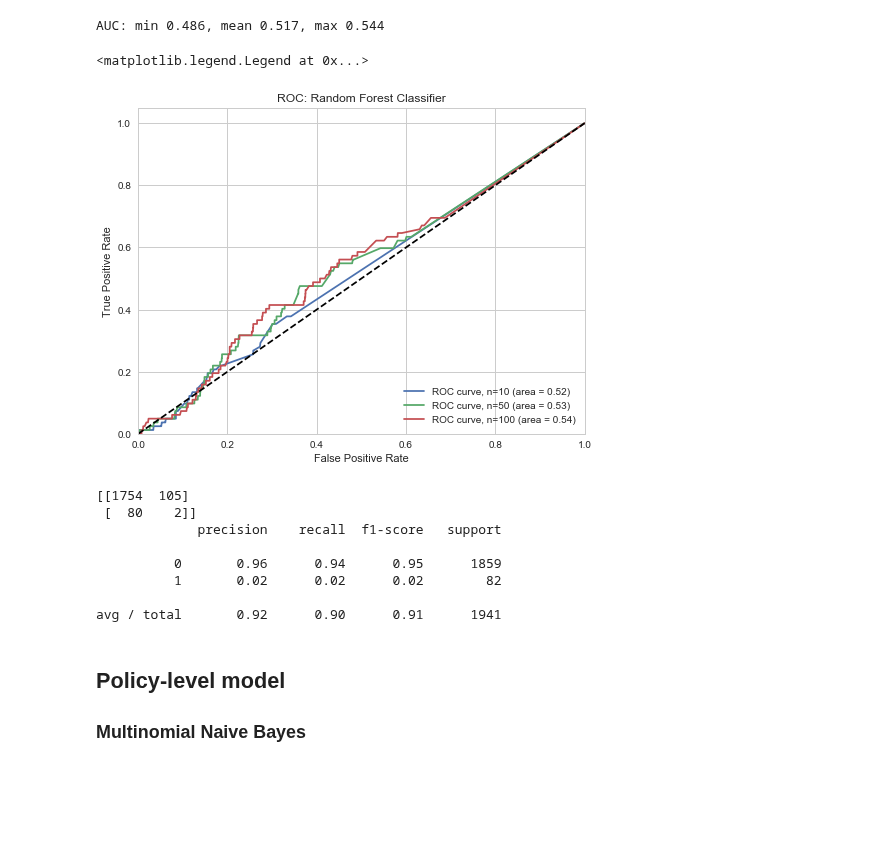
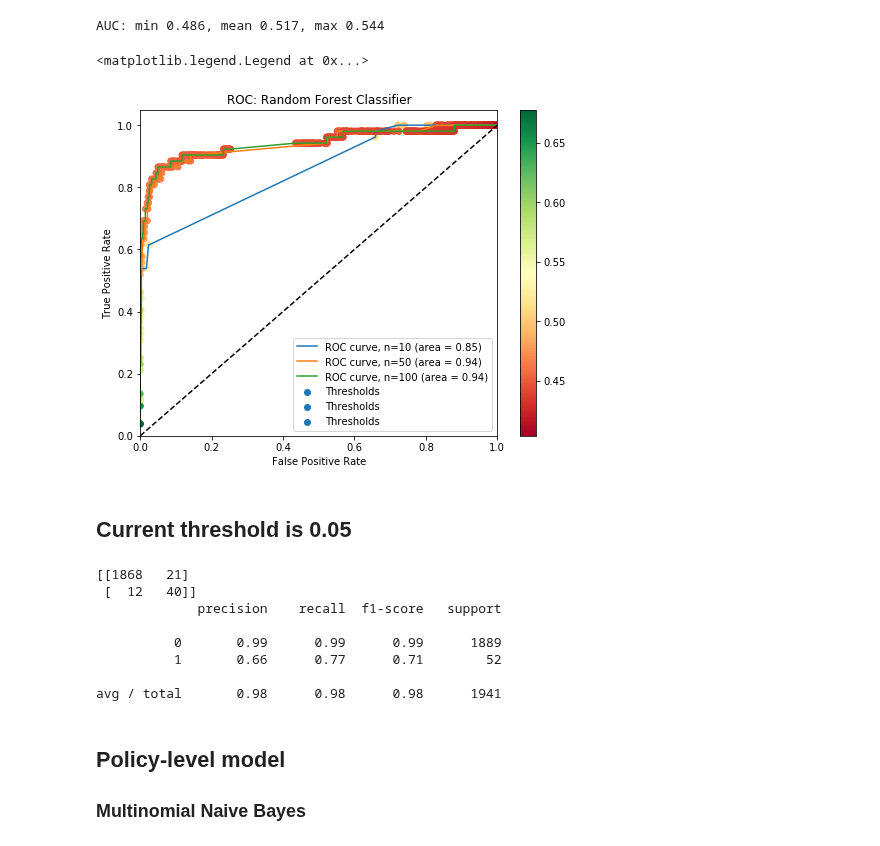
Before and after one commit to pmayostendorp/beforeiaccept, a Jupyter notebook: scripts/User Access Edit Deletion Model Development.ipynb, the cells around one changed output. Drawn from its saved outputs; the diff is of its cells as text; code cells hidden in the pictures; blank space fills up the shorter version.

Commit message:
New user access model with random forest, tuned to new thresholds.

```diff
--- a/scripts/User Access Edit Deletion Model Development.ipynb
+++ b/scripts/User Access Edit Deletion Model Development.ipynb
@@ -228,12 +228,14 @@ plt.legend(loc="lower right")
 # %%
-best = 0.25
+best = 0.01
 user_access_NB_final = Pipeline([
     ('bow',CountVectorizer(ngram_range=(2,2))),
     ('tfidf',TfidfTransformer()),
-    ('classifier',MultinomialNB(class_prior=[1-best,best]))
+    ('classifier',MultinomialNB())
 ])
 user_access_NB_final.fit(segments_train,targets_train)
-preds = user_access_NB_final.predict(segments_test)
+preds = user_access_NB_final.predict_proba(segments_test)[:,1]
+preds[preds >= best] = 1
+preds[preds < best] = 0
 # %%
 #Quick diagnostics
 print(confusion_matrix(targets_test,preds))
@@ -262,10 +264,10 @@ with open('../pickles/user_access_NB_segments.pkl','wb') as file:
 from sklearn.ensemble import RandomForestClassifier
 # %%
 #New pipeline
-data_encryption_RF_segment = Pipeline([
+user_access_RF_segment = Pipeline([
     ('bow',CountVectorizer(ngram_range=(2,2))),
     ('tfidf',TfidfTransformer()),
-    ('classifier',RandomForestClassifier(class_weight='balanced'))
+    ('classifier',RandomForestClassifier(class_weight='balanced',max_depth=5))
 ])
 # %%
 #Do a k-fold cross validation and get AUC for ROC curve for each
@@ -281,6 +283,7 @@ AUC: min 0.486, mean 0.517, max 0.544
 n_estimators = [10,50,100]
 fpr = {}
 tpr = {}
+thresholds = {}
 roc_auc = {}
 
 for n in n_estimators:
@@ -290,28 +293,31 @@ for n in n_estimators:
 #         ('classifier',RandomForestClassifier(class_weight='balanced',n_estimators=n))
 #     ])
     params = {'classifier__n_estimators': n}
-    data_encryption_RF_segment.set_params(**params)
-    data_encryption_RF_segment.fit(segments_train, targets_train)
-    targets_prob = data_encryption_RF_segment.predict_proba(segments_test)
+    user_access_RF_segment.set_params(**params)
+    user_access_RF_segment.fit(segments_train, targets_train)
+    targets_prob = user_access_RF_segment.predict_proba(segments_test)
     #preds = data_encryption_RF_segment.predict(segments_test)
-    fpr[n], tpr[n], __ = roc_curve(targets_test, targets_prob[:,1])
+    fpr[n], tpr[n], thresholds[n] = roc_curve(targets_test, targets_prob[:,1])
     roc_auc[n] = auc(fpr[n],tpr[n])
 # %%
 #Plotting out the ROC curve
 import matplotlib.pyplot as plt
 %matplotlib inline
 
 plt.figure(figsize=(8,6))
 for n in n_estimators:
     plt.plot(fpr[n], tpr[n], label='ROC curve, n=%s (area = %0.2f)' % (n,roc_auc[n]))
-
+    plt.scatter(fpr[n],tpr[n],c=thresholds[n], cmap='RdYlGn', label='Thresholds')
+plt.colorbar()
 plt.plot([0, 1], [0, 1], color='black', linestyle='--')
 plt.xlim([0.0, 1.0])
 plt.ylim([0.0, 1.05])
 plt.xlabel('False Positive Rate')
 plt.ylabel('True Positive Rate')
 plt.title('ROC: Random Forest Classifier')
 plt.legend(loc="lower right")
 # %% [output]
 <matplotlib.legend.Legend at 0x...>
-[figure, old version]
+[figure, new version]
+# %% [markdown]
+## Current threshold is 0.05
@@ -318,13 +336,13 @@ plt.legend(loc="lower right")
 # %%
 #Quick diagnostics
-print(confusion_matrix(targets_test,preds_segments))
-print(classification_report(targets_test,preds_segments))
+print(confusion_matrix(targets_test,preds))
+print(classification_report(targets_test,preds))
 # %% [output]
-[[1754  105]
- [  80    2]]
+[[1868   21]
+ [  12   40]]
              precision    recall  f1-score   support
 
-          0       0.96      0.94      0.95      1859
-          1       0.02      0.02      0.02        82
+          0       0.99      0.99      0.99      1889
+          1       0.66      0.77      0.71        52
 
-avg / total       0.92      0.90      0.91      1941
+avg / total       0.98      0.98      0.98      1941
```
Also changed, not shown: parts of 6 cells of this notebook, 1 other file.
